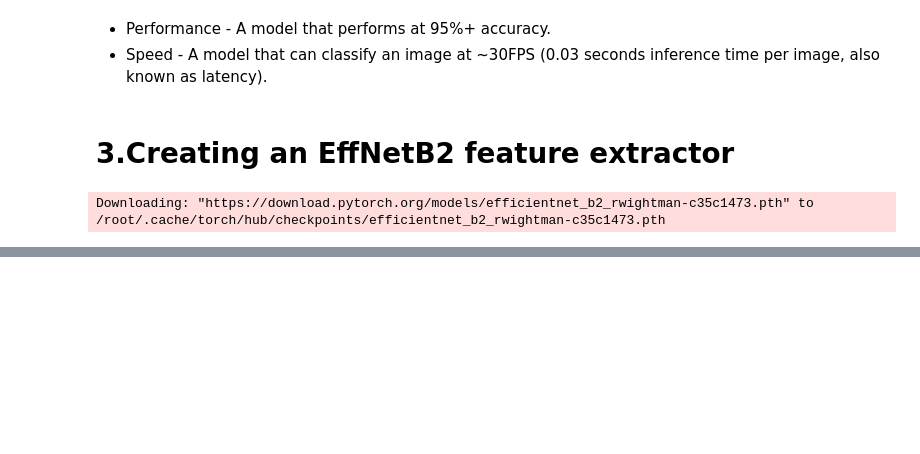
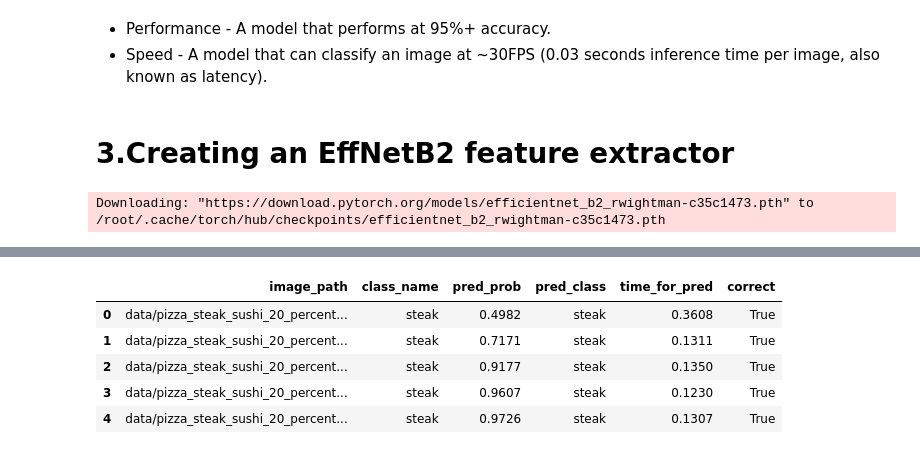
Before and after one commit to Abhimanyu9539/PyTorch, a Jupyter notebook: Model Deployment/09_PyTorch_Model_Deployment.ipynb, the cells around one changed output, grey strips where cells are left out. Cells and saved outputs as stored; diff of their text form; code cells hidden in the pictures; blank space fills up the shorter version.

```diff
--- a/Model Deployment/09_PyTorch_Model_Deployment.ipynb
+++ b/Model Deployment/09_PyTorch_Model_Deployment.ipynb
@@ -91,0 +429,7 @@ Downloading: "https://download.pytorch.org/models/efficientnet_b2_rwightman-c35c
+# %%
+from pathlib import Path
+
+# Get all test data paths
+print(f"[INFO] Finding all filepaths ending with '.jpg' in directory: {test_dir}")
+test_data_paths = list(Path(test_dir).glob("*/*.jpg"))
+test_data_paths[:5]
@@ -91,0 +514,7 @@ Downloading: "https://download.pytorch.org/models/efficientnet_b2_rwightman-c35c
+# %%
+# Make predictions across test dataset with EffNetB2
+effnetb2_test_pred_dicts = pred_and_store(paths=test_data_paths,
+                                          model=effnetb2,
+                                          transform=effnetb2_transforms,
+                                          class_names=class_names,
+                                          device="cpu") # make predictions on CPU
@@ -91,0 +537,12 @@ Downloading: "https://download.pytorch.org/models/efficientnet_b2_rwightman-c35c
+# %%
+# Turn the test_pred_dicts into a DataFrame
+import pandas as pd
+effnetb2_test_pred_df = pd.DataFrame(effnetb2_test_pred_dicts)
+effnetb2_test_pred_df.head()
+# %% [output]
+|  | image_path | class_name | pred_prob | pred_class | time_for_pred | correct |
+| 0 | data/pizza_steak_sushi_20_percent... | steak | 0.4982 | steak | 0.3608 | True |
+| 1 | data/pizza_steak_sushi_20_percent... | steak | 0.7171 | steak | 0.1311 | True |
+| 2 | data/pizza_steak_sushi_20_percent... | steak | 0.9177 | steak | 0.1350 | True |
+| 3 | data/pizza_steak_sushi_20_percent... | steak | 0.9607 | steak | 0.1230 | True |
+| 4 | data/pizza_steak_sushi_20_percent... | steak | 0.9726 | steak | 0.1307 | True |
```
Also changed, not shown: parts of 64 cells of this notebook.
